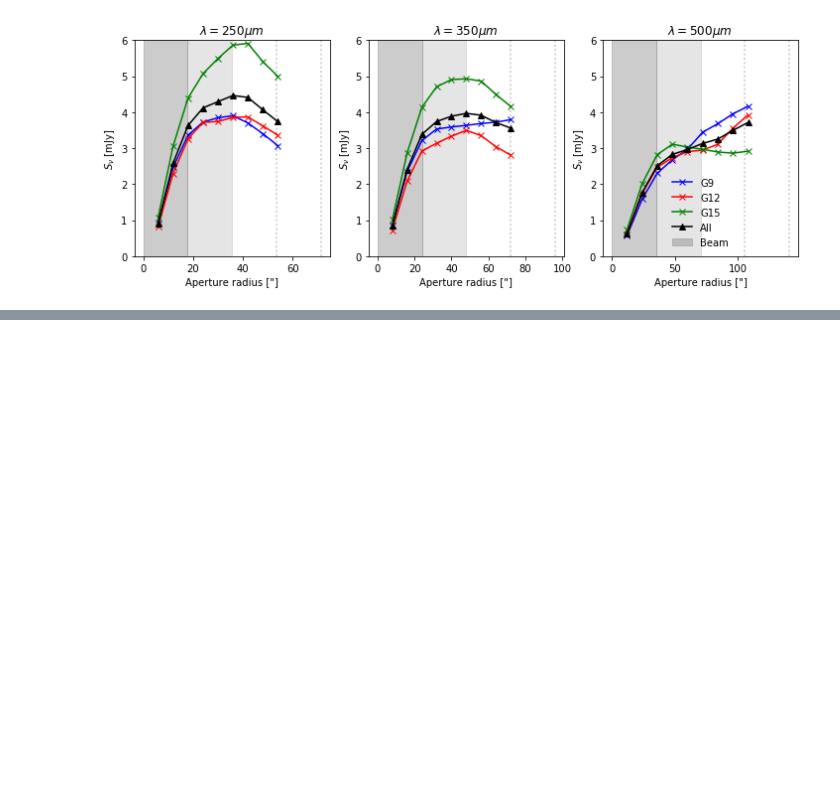
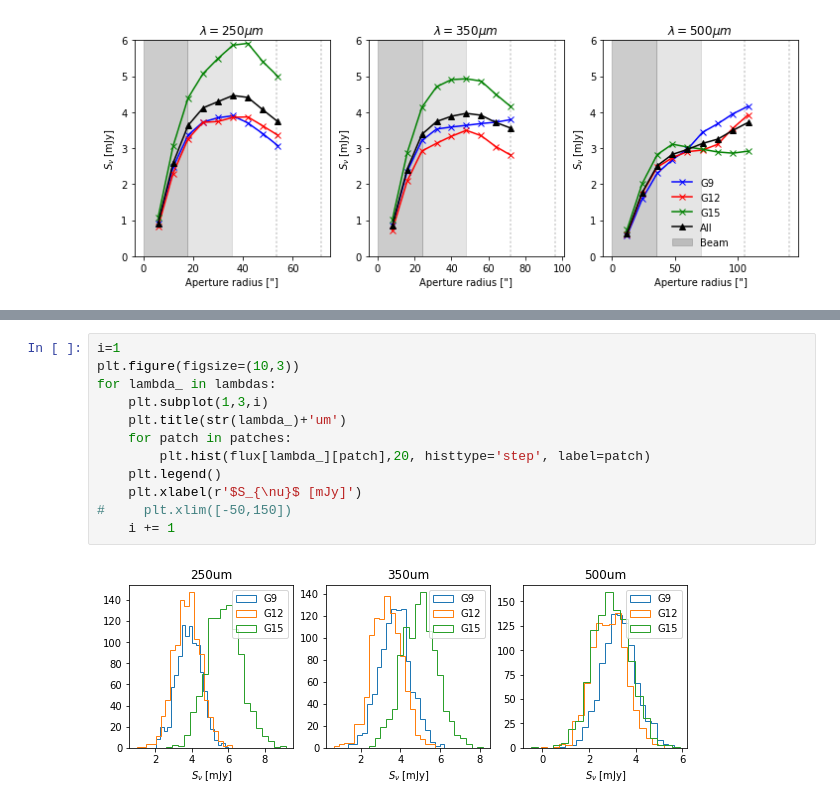
Before and after one commit to fbianchini/StacktSZ, a Jupyter notebook: plots_stacks_zbins.ipynb, the cells around one changed output, grey strips where cells are left out. Drawn from its saved outputs; the diff is of its cells as text; blank space fills up the shorter version.

```diff
--- a/plots_stacks_zbins.ipynb
+++ b/plots_stacks_zbins.ipynb
@@ -238,0 +346,14 @@ plt.legend(loc='best',frameon=False)
+# %%
+i=1
+plt.figure(figsize=(10,3))
+for lambda_ in lambdas:
+    plt.subplot(1,3,i)
+    plt.title(str(lambda_)+'um')
+    for patch in patches:
+        plt.hist(flux[lambda_][patch],20, histtype='step', label=patch)
+    plt.legend()
+    plt.xlabel(r'$S_{\nu}$ [mJy]')
+#     plt.xlim([-50,150])
+    i += 1
+# %% [output]
+[figure, added]
```
Also changed, not shown: parts of 11 cells of this notebook, 4 other files.
